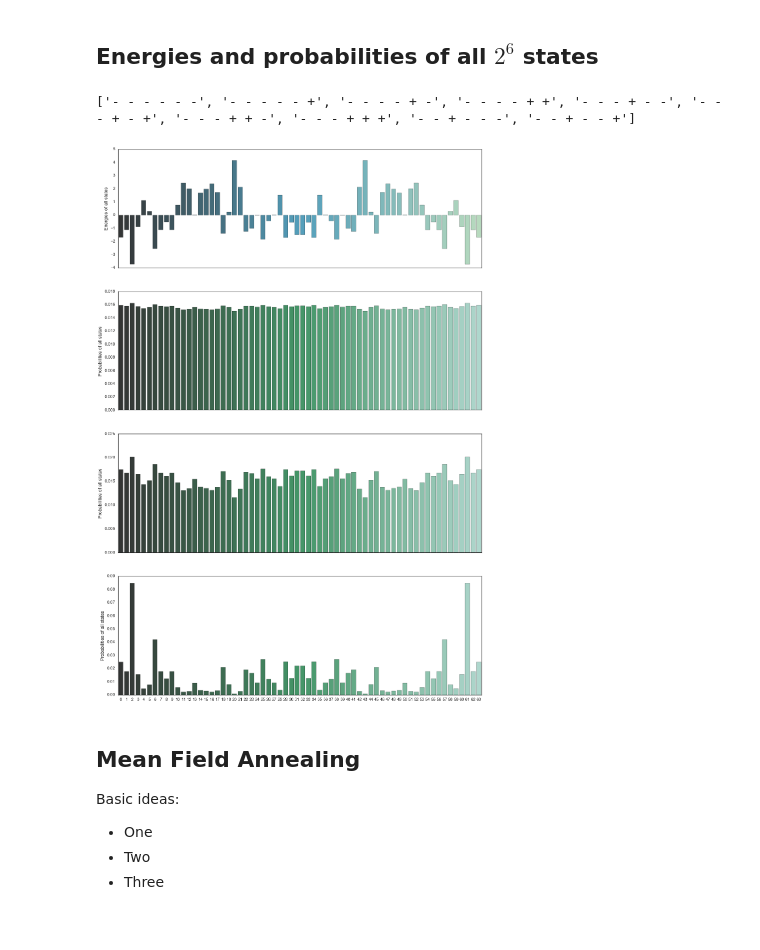
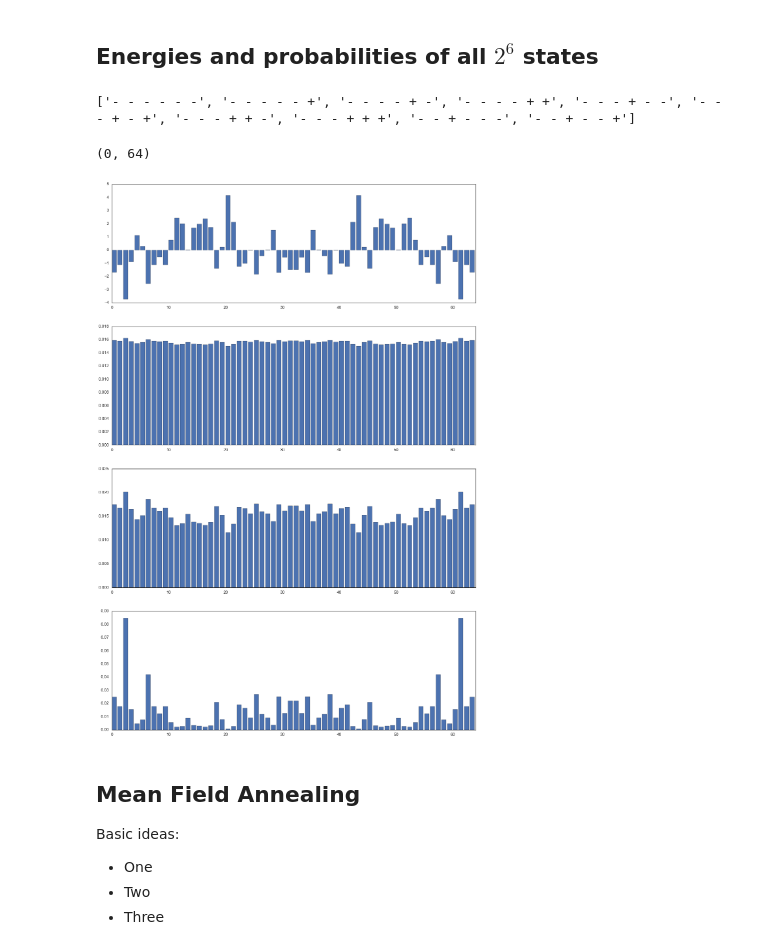
Before and after one commit to danijar/course-machine-intelligence-2, a Jupyter notebook: EX9/EX9-TheNebenhoerers.ipynb, the cells around one changed output. Drawn from its saved outputs; the diff is of its cells as text; code cells hidden in the pictures.

```diff
--- a/EX9/EX9-TheNebenhoerers.ipynb
+++ b/EX9/EX9-TheNebenhoerers.ipynb
@@ -164,48 +164,44 @@ Results:
 states = itertools.product([-1,1], repeat=6)
 states = np.array(list(states))
 
 labels = [' '.join(['', '+', '-'][y] for y in x) for x in states]
 print(labels[:10])
 
 n = states.shape[0]
 
 energies = np.zeros(n)
 probabilities = np.zeros(n)
 
 annealing = Annealing()
 
 weight = random_weight(6)
 
 
 for i, state in enumerate(states):
     energies[i] = annealing._energy(state, weight)
 
 def probabilities(beta):
     probabilities = np.zeros(n)
     for i, state in enumerate(states):
         probabilities[i] = np.exp(-(beta*annealing._energy(state,weight)))
         z = np.sum(np.exp(energies*beta))
     return probabilities/z
 
 
-sns.set(style="white", context="talk")
-f, (ax1, ax2, ax3, ax4) = plt.subplots(4, 1, figsize=(20, 30), sharex=True)
-sns.barplot(np.arange(n), energies, palette="GnBu_d", ax=ax1)
 
-ax1.set_xticklabels(labels)
-# sns.plt.margins(0.2)
-# sns.plt.subplots_adjust(bottom=0.15)
-
-ax1.set_ylabel("Energies of all states")
-sns.barplot(np.arange(n), probabilities(0.01), palette="BuGn_d", ax=ax2)
-ax2.set_ylabel("Probabilities of all states")
-sns.barplot(np.arange(n), probabilities(0.07), palette="BuGn_d", ax=ax3)
-ax3.set_ylabel("Probabilities of all states")
-sns.barplot(np.arange(n), probabilities(0.6), palette="BuGn_d", ax=ax4)
-ax4.set_ylabel("Probabilities of all states");
+fig, ax = plt.subplots(4, 1, figsize=(20, 30))
+ax[0].bar(np.arange(n), energies)
+ax[0].set_xlim([0,64])
+ax[1].bar(np.arange(n), probabilities(0.01))
+ax[1].set_xlim([0,64])
+ax[2].bar(np.arange(n), probabilities(0.07))
+ax[2].set_xlim([0,64])
+ax[3].bar(np.arange(n), probabilities(0.6))
+ax[3].set_xlim([0,64])
 # %% [output]
 ['- - - - - -', '- - - - - +', '- - - - + -', '- - - - + +', '- - - + - -', '- - - + - +', '- - - + + -', '- - - + + +', '- - + - - -', '- - + - - +']
+(0, 64)
-[figure, old version]
+[figure, new version]
 # %% [markdown]
 ## Mean Field Annealing
 
```
